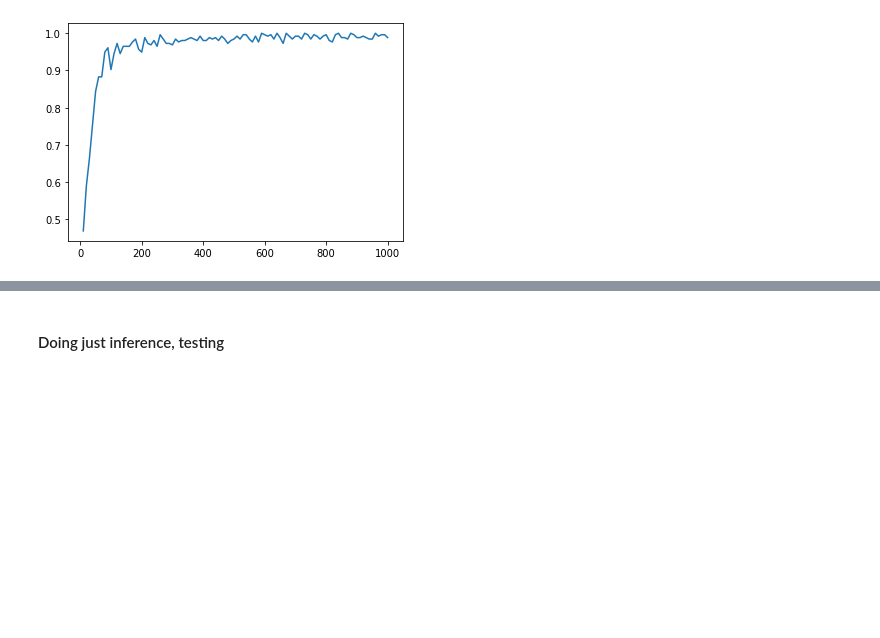
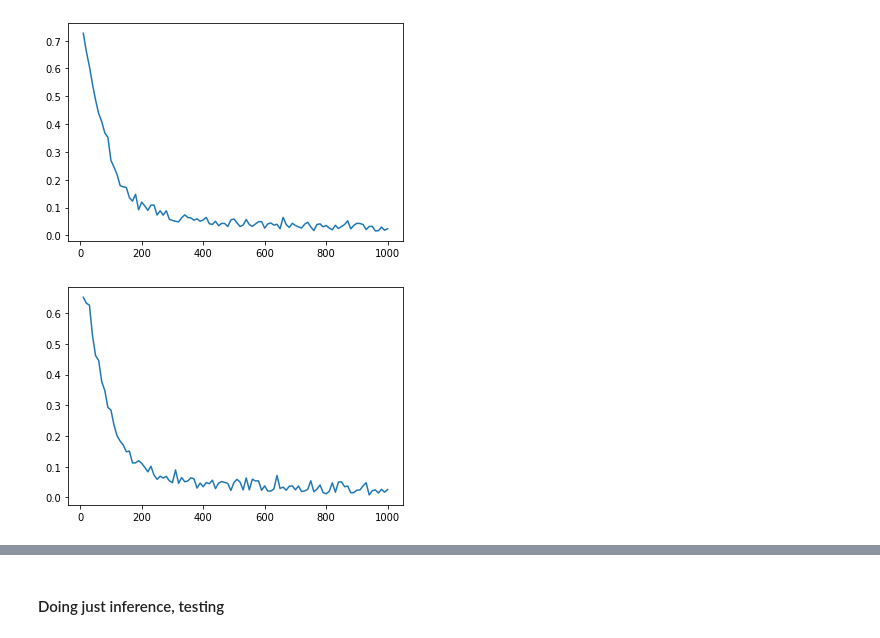
Before and after one commit to foamliu/MobileFaceNet, a Jupyter notebook: custom_classifier_training_and_testing.ipynb, the cells around one changed output, grey strips where cells are left out. Cells and saved outputs as stored; diff of their text form; code cells hidden in the pictures; blank space fills up the shorter version.

```diff
--- a/custom_classifier_training_and_testing.ipynb
+++ b/custom_classifier_training_and_testing.ipynb
@@ -208,3 +392,7 @@ class SiameseNetwork(nn.Module):
 # %%
 net = SiameseNetwork()
-net = net.to(net.device)
+criterion = nn.BCELoss()
+optimizer = torch.optim.Adam([{'params': net.fc_classifier.parameters()}], lr = 0.001)
+scheduler = ReduceLROnPlateau(optimizer, verbose=True, factor=0.5)
+# net = nn.DataParallel(net)
+net = net.to(device)
@@ -233,13 +418,15 @@ def calculate_accuracy(probs, label):
 counter = []
 loss_history = []
 acc_history = []
-best_acc = 0
+val_loss_history = []
+val_acc_history = []
+best_loss = np.inf
 iteration_number = 0
 check_every = 10
 
 for epoch in range(0, Config.train_number_epochs):
     for i, data in enumerate(train_dataloader, 0):
-        label = data['label'].to(net.device)
+        label = data['label'].to(device)
         optimizer.zero_grad()
         output_prob = net(data)
 
@@ -260,7 +447,7 @@ for epoch in range(0, Config.train_number_epochs):
             with torch.no_grad():
                 net.eval()
                 for val_data in val_dataloader:
-                    val_label = val_data['label'].to(net.device)
+                    val_label = val_data['label'].to(device)
                     val_output = net(val_data)
                     val_loss = criterion(val_output, val_label)
 
@@ -301,16 +488,16 @@ for epoch in range(0, Config.train_number_epochs):
             loss_history.append(bce_loss.item())
             acc_history.append(epoch_acc)
 
-
-            is_best = validation_acc >= best_acc
-            best_acc = max(validation_acc, best_acc)
+            val_loss_history.append(validation_loss.item())
+            val_acc_history.append(validation_acc)
+            scheduler.step(validation_loss)
+            is_best = validation_loss < best_loss
+            best_loss = min(validation_loss, best_loss)
             save_checkpoint({
                 'epoch': epoch + 1,
                 'weights': net.state_dict(),
-                'best_acc': best_acc,
+                'best_loss': best_loss,
                 'optimizer' : optimizer.state_dict(),
             }, is_best)
             net.train()
-
-show_plot(counter, loss_history)
 # %% [output]
@@ -335,4 +532,6 @@ Train TP 128     TN 125  FP 3    FN 0    Valid TP 54     TN 57   FP 1    FN 0
 # %%
-show_plot(counter, acc_history)
+show_plot(counter, loss_history)
+show_plot(counter, val_loss_history)
 # %% [output]
-[figure, old version]
+[figure, new version]
+[figure, added]
```
Also changed, not shown: parts of 35 cells of this notebook, 4 other files.
